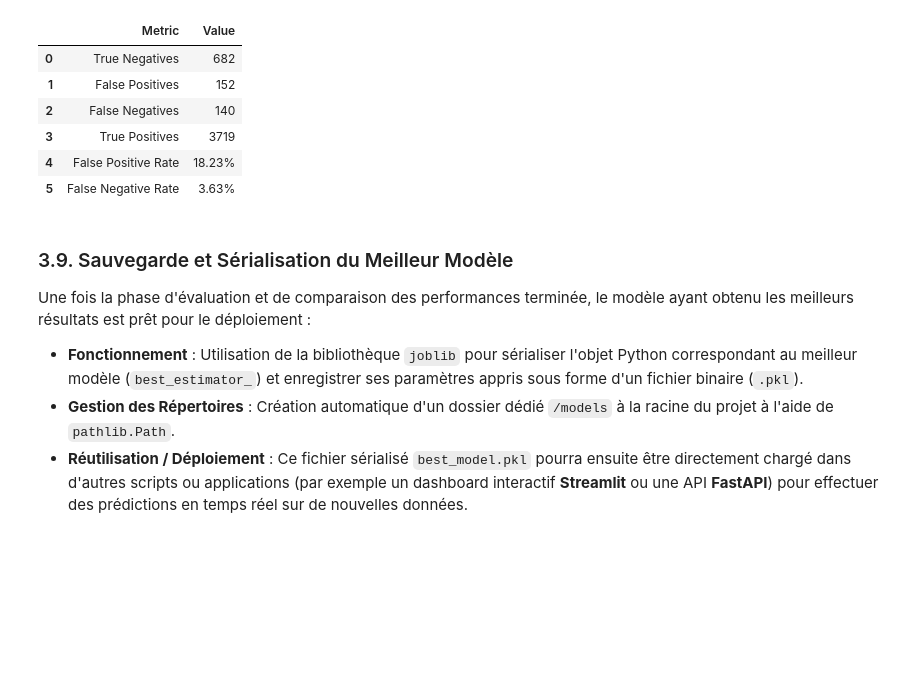
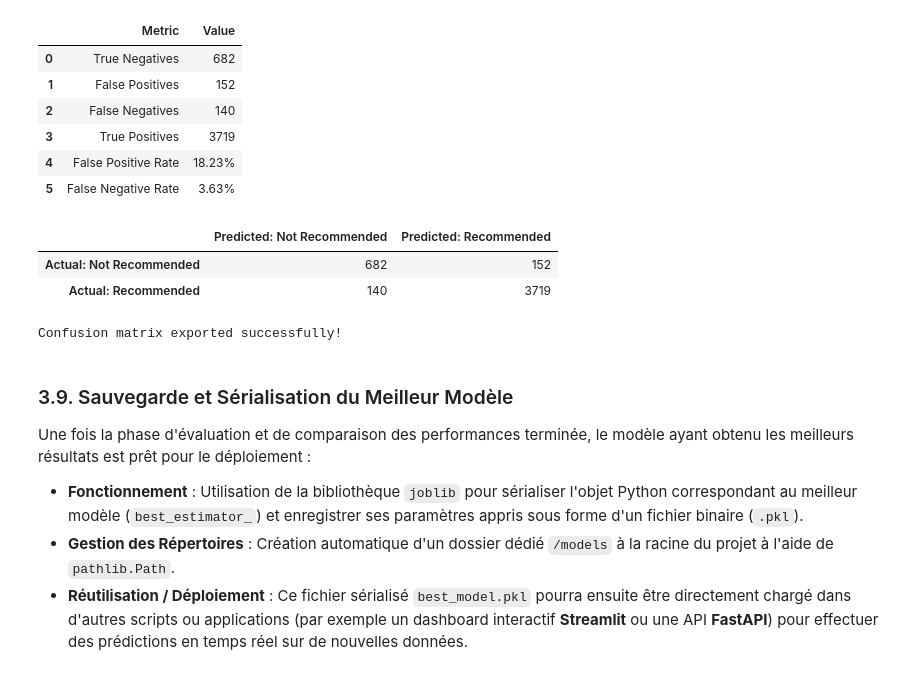
Before and after one commit to RSD018/Prediction-des-recommandations--dachats--de-vetements--pour--femmes, a Jupyter notebook: notebooks/03_classification_models.ipynb, the cells around one changed output. Drawn from its saved outputs; the diff is of its cells as text; code cells hidden in the pictures; blank space fills up the shorter version.

Commit message:
feat(rsd18): improve data preprocessing and model evaluation

```diff
--- a/notebooks/03_classification_models.ipynb
+++ b/notebooks/03_classification_models.ipynb
@@ -920,6 +920,47 @@ display(error_analysis)
 | 3 | True Positives | 3719 |
 | 4 | False Positive Rate | 18.23% |
 | 5 | False Negative Rate | 3.63% |
+# %%
+from pathlib import Path
+import pandas as pd
+from sklearn.metrics import confusion_matrix
+
+# Confusion matrix of Linear SVC
+cm = confusion_matrix(
+    y_test,
+    y_pred_linear_svc,
+    labels=[0, 1]
+)
+
+# Locate project root
+ROOT_DIR = (
+    Path.cwd().parent
+    if Path.cwd().name == "notebooks"
+    else Path.cwd()
+)
+
+MODELS_DIR = ROOT_DIR / "models"
+MODELS_DIR.mkdir(parents=True, exist_ok=True)
+
+# Save confusion matrix
+cm_df = pd.DataFrame(
+    cm,
+    index=["Actual: Not Recommended", "Actual: Recommended"],
+    columns=["Predicted: Not Recommended", "Predicted: Recommended"]
+)
+
+cm_df.to_csv(
+    MODELS_DIR / "linear_svc_confusion_matrix.csv"
+)
+
+display(cm_df)
+
+print("Confusion matrix exported successfully!")
+# %% [output]
+|  | Predicted: Not Recommended | Predicted: Recommended |
+| Actual: Not Recommended | 682 | 152 |
+| Actual: Recommended | 140 | 3719 |
+Confusion matrix exported successfully!
 # %% [markdown]
 ### 3.9. Sauvegarde et Sérialisation du Meilleur Modèle
 
```
Also changed, not shown: 6 other files.
